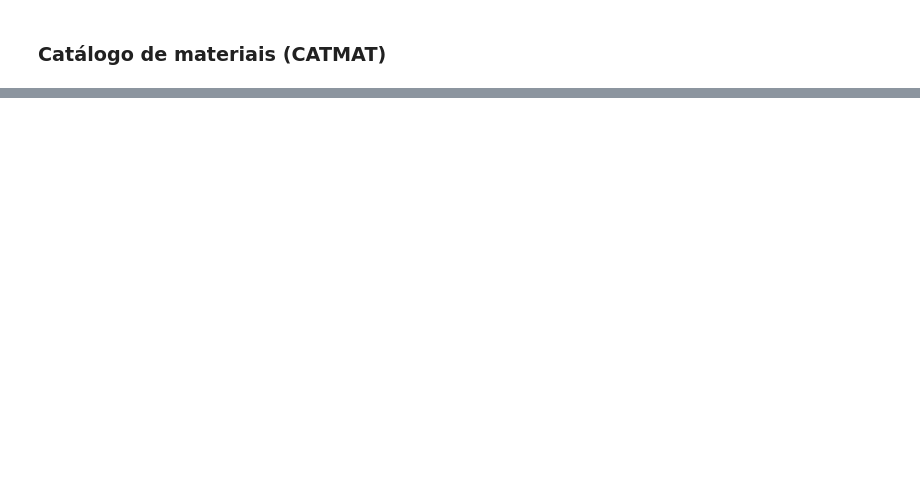
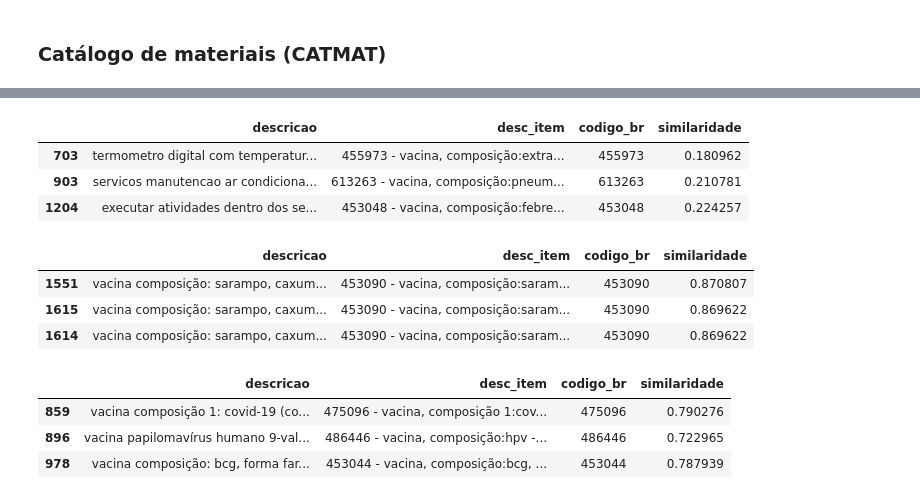
Before and after one commit to Transparencia-Brasil/cesta-de-precos-pncp, a Jupyter notebook: tasks/experimento-LLM/src/identifica-medicamentos.ipynb, the cells around one changed output, grey strips where cells are left out. Saved outputs shown, nothing was run; the diff lists cells and outputs as text; code cells hidden in the pictures; blank space fills up the shorter version.

```diff
--- a/tasks/experimento-LLM/src/identifica-medicamentos.ipynb
+++ b/tasks/experimento-LLM/src/identifica-medicamentos.ipynb
@@ -116,0 +171,5 @@ print(output)
+# %%
+# Carrega o modelo
+# Mais informações em: https://huggingface.co/Snowflake/snowflake-arctic-embed-l-v2.0
+model_name = 'Snowflake/snowflake-arctic-embed-l-v2.0'
+model = SentenceTransformer(model_name)
@@ -116,0 +203,27 @@ print(output)
+# %%
+# mostrar mais texto ao visualizar dataframes
+pd.set_option('display.max_colwidth', None)
+
+# Mostra os itens menos similares encontrados pelo modelo
+vacina_df.sort_values(by='similaridade').head(3)[['descricao', 'desc_item', 'codigo_br', 'similaridade']]
+# %% [output]
+|  | descricao | desc_item | codigo_br | similaridade |
+| 703 | termometro digital com temperatur... | 455973 - vacina, composição:extra... | 455973 | 0.180962 |
+| 903 | servicos manutencao ar condiciona... | 613263 - vacina, composição:pneum... | 613263 | 0.210781 |
+| 1204 | executar atividades dentro dos se... | 453048 - vacina, composição:febre... | 453048 | 0.224257 |
+# %%
+# Mostra os itens mais similares encontrados pelo modelo
+vacina_df.sort_values(by='similaridade', ascending=False).head(3)[['descricao', 'desc_item', 'codigo_br', 'similaridade']]
+# %% [output]
+|  | descricao | desc_item | codigo_br | similaridade |
+| 1551 | vacina composição: sarampo, caxum... | 453090 - vacina, composição:saram... | 453090 | 0.870807 |
+| 1615 | vacina composição: sarampo, caxum... | 453090 - vacina, composição:saram... | 453090 | 0.869622 |
+| 1614 | vacina composição: sarampo, caxum... | 453090 - vacina, composição:saram... | 453090 | 0.869622 |
+# %%
+# Mostra os itens com similaridades entre 0.7 e 0.8
+vacina_df.query('similaridade > 0.7 & similaridade < 0.8').head(3)[['descricao', 'desc_item', 'codigo_br', 'similaridade']]
+# %% [output]
+|  | descricao | desc_item | codigo_br | similaridade |
+| 859 | vacina composição 1: covid-19 (co... | 475096 - vacina, composição 1:cov... | 475096 | 0.790276 |
+| 896 | vacina papilomavírus humano 9-val... | 486446 - vacina, composição:hpv -... | 486446 | 0.722965 |
+| 978 | vacina composição: bcg, forma far... | 453044 - vacina, composição:bcg, ... | 453044 | 0.787939 |
```
Also changed, not shown: parts of 17 cells of this notebook, 2 other files.
